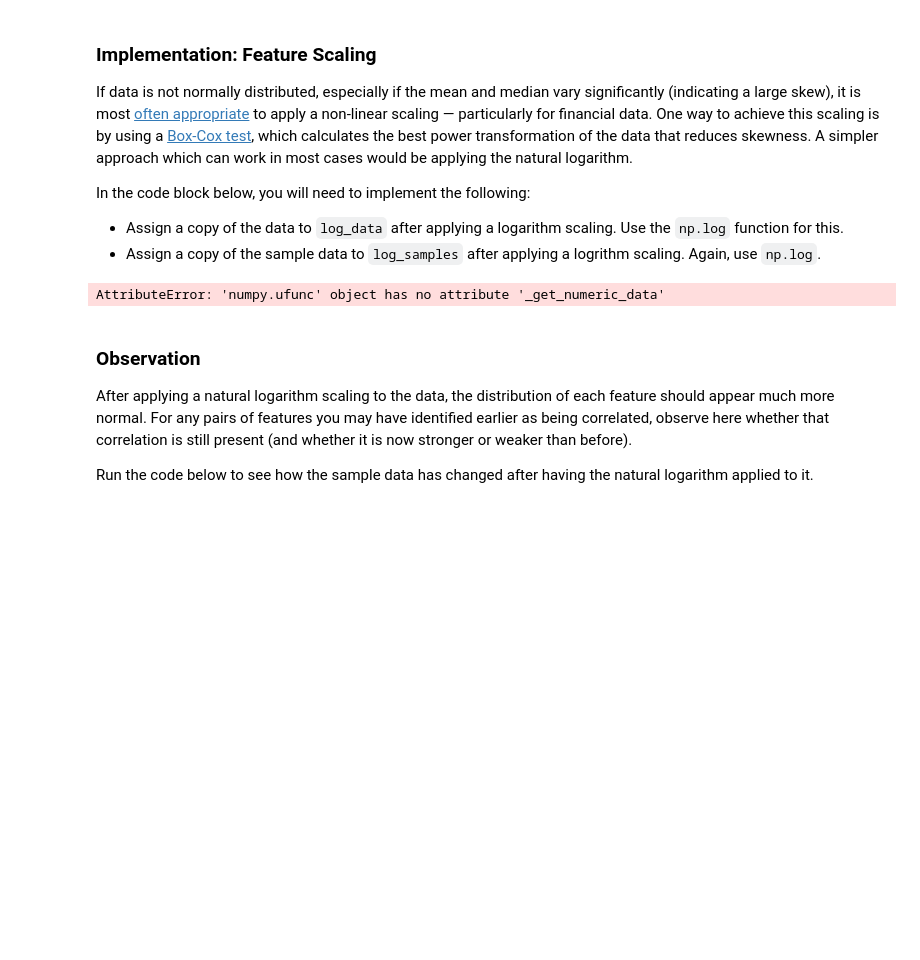
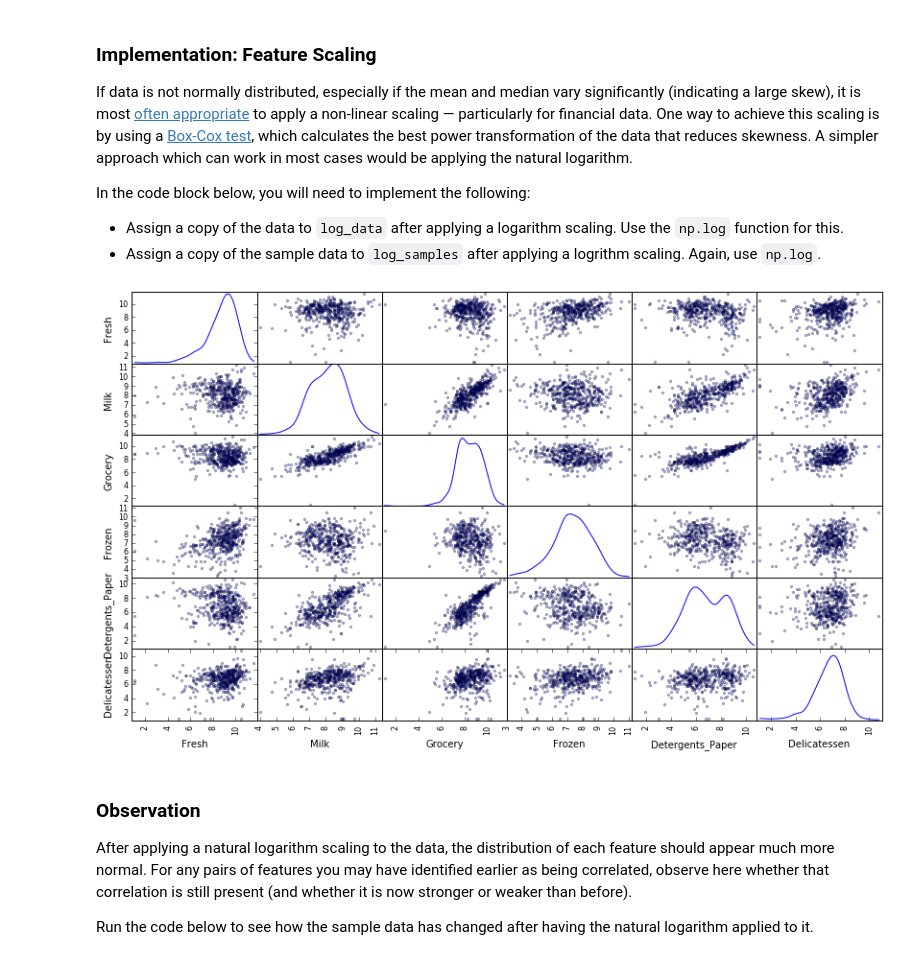
Before and after one commit to american-desi/Machine-Learning-Projects, a Jupyter notebook: P3/customer_segments.ipynb, the cells around one changed output. Drawn from its saved outputs; the diff is of its cells as text; code cells hidden in the pictures; blank space fills up the shorter version.

```diff
--- a/P3/customer_segments.ipynb
+++ b/P3/customer_segments.ipynb
@@ -145,15 +148,15 @@ In the code block below, you will need to implement the following:
  - Assign a copy of the sample data to `log_samples` after applying a logrithm scaling. Again, use `np.log`.
 # %%
 # TODO: Scale the data using the natural logarithm
-log_data = np.log
+log_data = np.log(data)
 
 # TODO: Scale the sample data using the natural logarithm
 log_samples = np.log(samples)
 
 # Produce a scatter matrix for each pair of newly-transformed features
 pd.scatter_matrix(log_data, alpha = 0.3, figsize = (14,8), diagonal = 'kde');
 # %% [output]
-AttributeError: 'numpy.ufunc' object has no attribute '_get_numeric_data'
+[figure, added]
 # %% [markdown]
 ### Observation
 After applying a natural logarithm scaling to the data, the distribution of each feature should appear much more normal. For any pairs of features you may have identified earlier as being correlated, observe here whether that correlation is still present (and whether it is now stronger or weaker than before).
```
Also changed, not shown: parts of 4 cells of this notebook.
